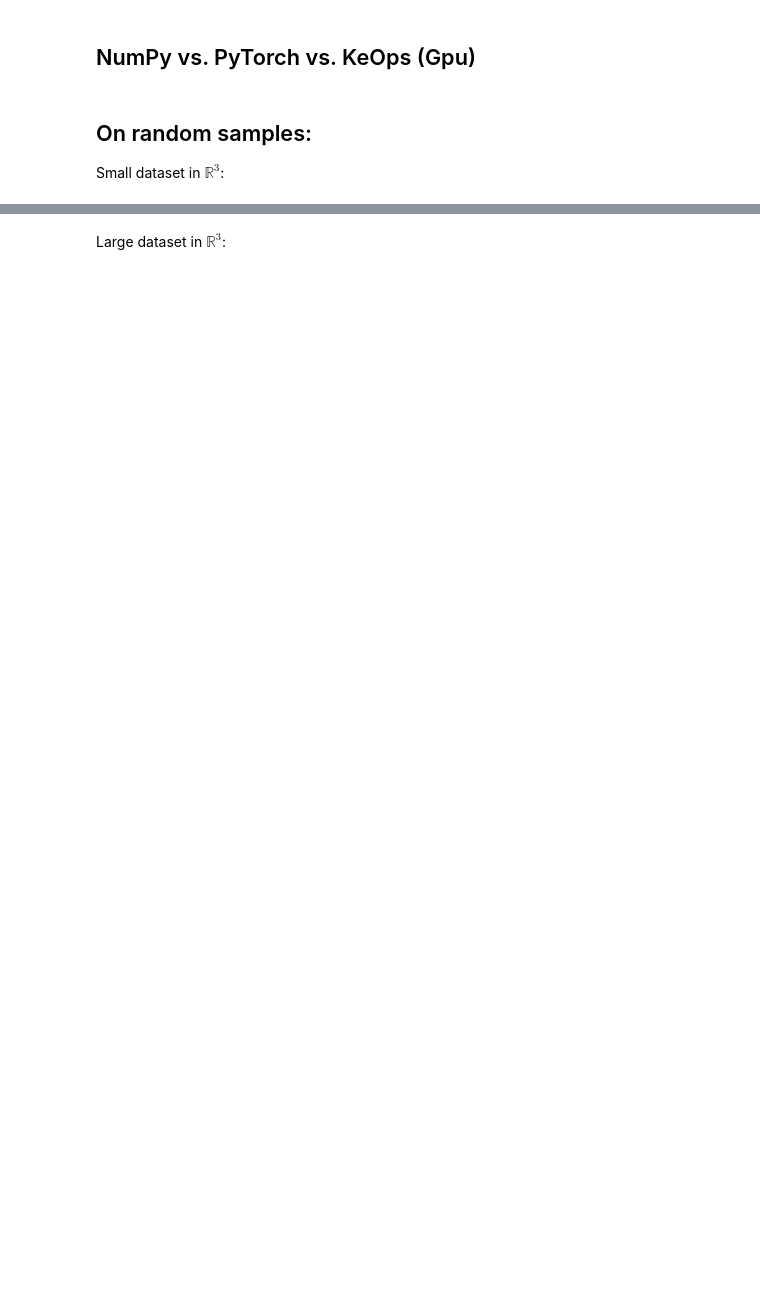
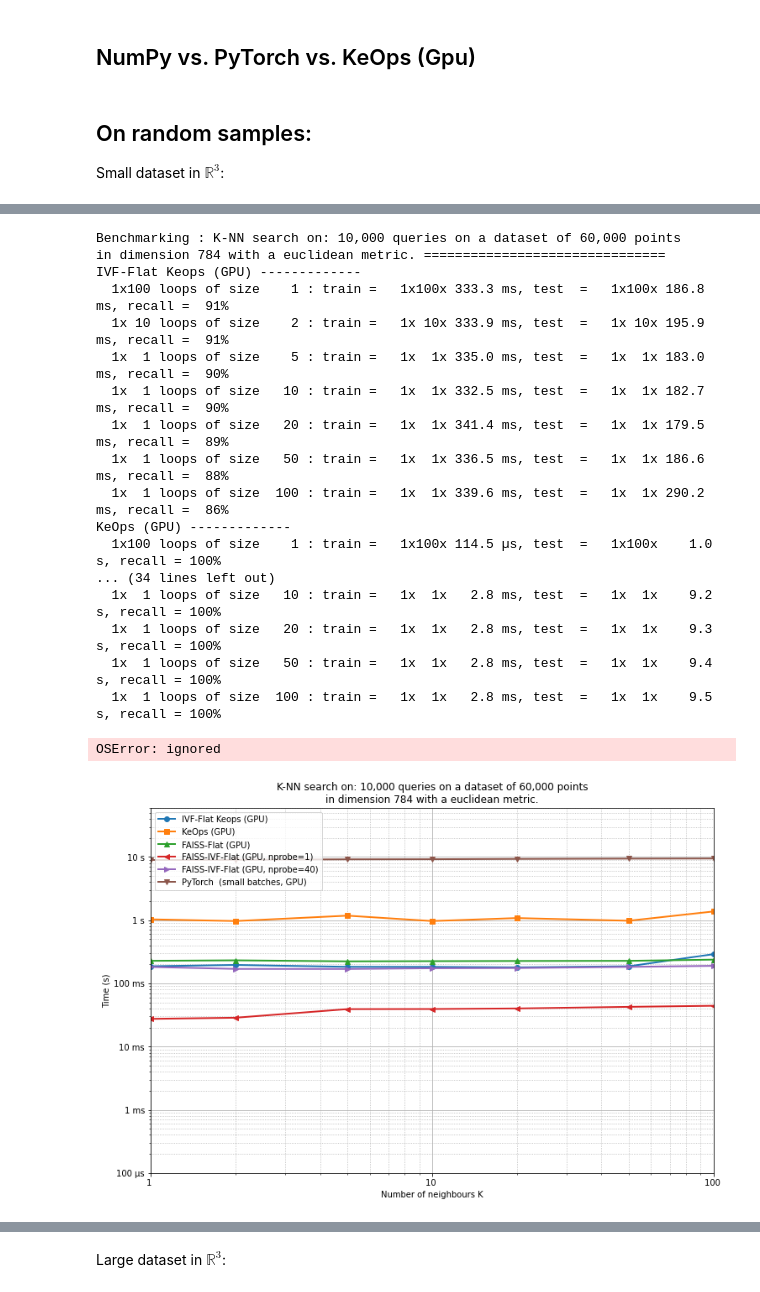
Before and after one commit to huddyyeo/keops_project, a Jupyter notebook: KNN/benchmarking/plot_benchmark_KNN.ipynb, the cells around one changed output, grey strips where cells are left out. Drawn from its saved outputs; the diff is of its cells as text; code cells hidden in the pictures; blank space fills up the shorter version.

Commit message:
added benchmarking for mnist, glove

```diff
--- a/KNN/benchmarking/plot_benchmark_KNN.ipynb
+++ b/KNN/benchmarking/plot_benchmark_KNN.ipynb
@@ -492,0 +615,30 @@ OSError: ignored
+# %%
+run_KNN_benchmark('MNIST a',frequency=False)
+'''
+keops IVF
+keops GPU
+FAISS-Flat(GPU)
+FAISS-IVF-Flat (GPU,nprobe=1)
+FAISS-IVF-Flat (GPU,nprobe=40)
+PyTorch (small batches, GPU)
+'''
+# %% [output]
+Benchmarking : K-NN search on: 10,000 queries on a dataset of 60,000 points
+in dimension 784 with a euclidean metric. ===============================
+IVF-Flat Keops (GPU) -------------
+  1x100 loops of size    1 : train =   1x100x 333.3 ms, test  =   1x100x 186.8 ms, recall =  91%
+  1x 10 loops of size    2 : train =   1x 10x 333.9 ms, test  =   1x 10x 195.9 ms, recall =  91%
+  1x  1 loops of size    5 : train =   1x  1x 335.0 ms, test  =   1x  1x 183.0 ms, recall =  90%
+  1x  1 loops of size   10 : train =   1x  1x 332.5 ms, test  =   1x  1x 182.7 ms, recall =  90%
+  1x  1 loops of size   20 : train =   1x  1x 341.4 ms, test  =   1x  1x 179.5 ms, recall =  89%
+  1x  1 loops of size   50 : train =   1x  1x 336.5 ms, test  =   1x  1x 186.6 ms, recall =  88%
+  1x  1 loops of size  100 : train =   1x  1x 339.6 ms, test  =   1x  1x 290.2 ms, recall =  86%
+KeOps (GPU) -------------
+  1x100 loops of size    1 : train =   1x100x 114.5 µs, test  =   1x100x    1.0 s, recall = 100%
+... (34 lines left out)
+  1x  1 loops of size   10 : train =   1x  1x   2.8 ms, test  =   1x  1x    9.2 s, recall = 100%
+  1x  1 loops of size   20 : train =   1x  1x   2.8 ms, test  =   1x  1x    9.3 s, recall = 100%
+  1x  1 loops of size   50 : train =   1x  1x   2.8 ms, test  =   1x  1x    9.4 s, recall = 100%
+  1x  1 loops of size  100 : train =   1x  1x   2.8 ms, test  =   1x  1x    9.5 s, recall = 100%
+OSError: ignored
+[figure, added]
```
Also changed, not shown: parts of 15 cells of this notebook.
